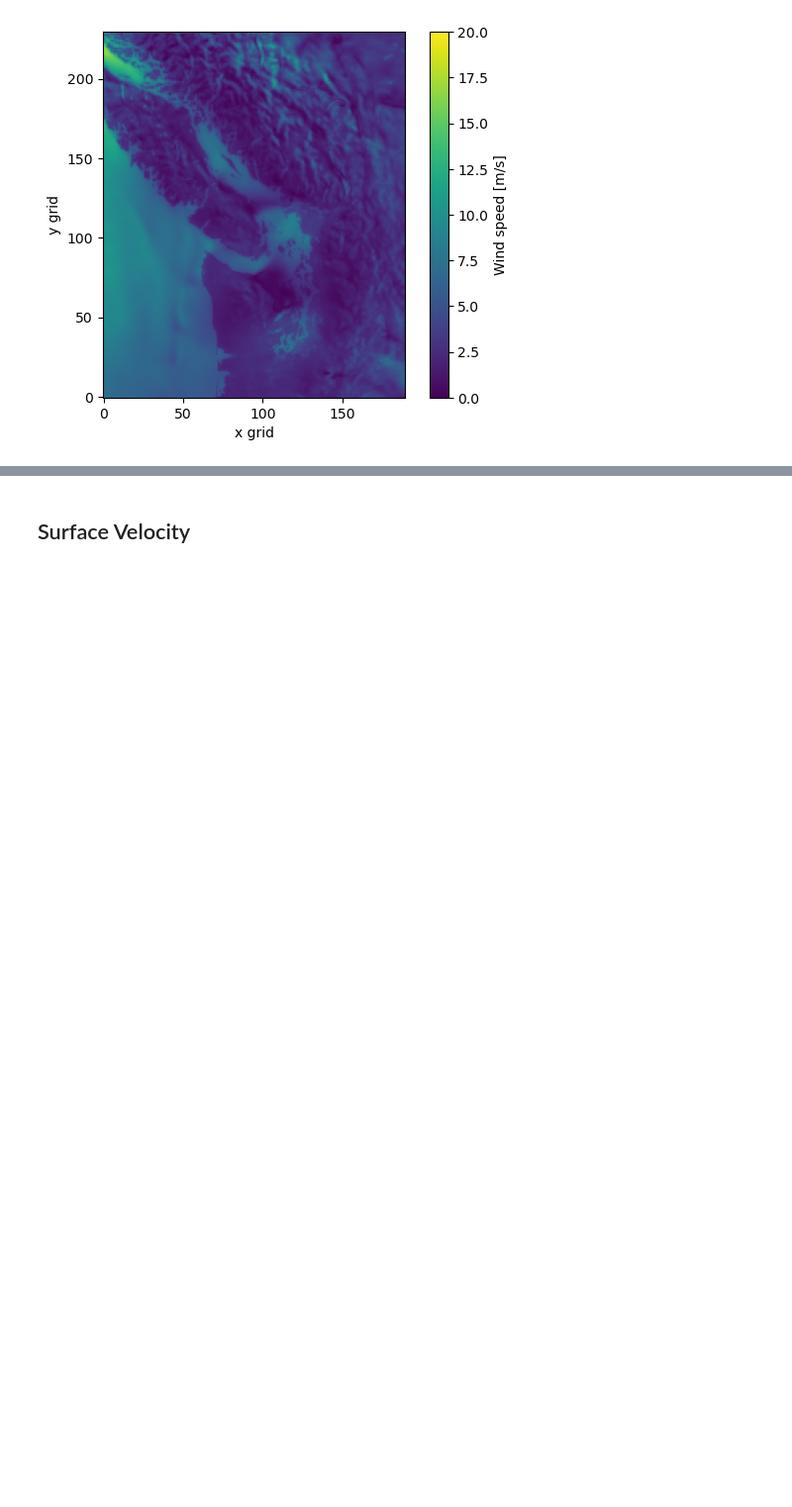
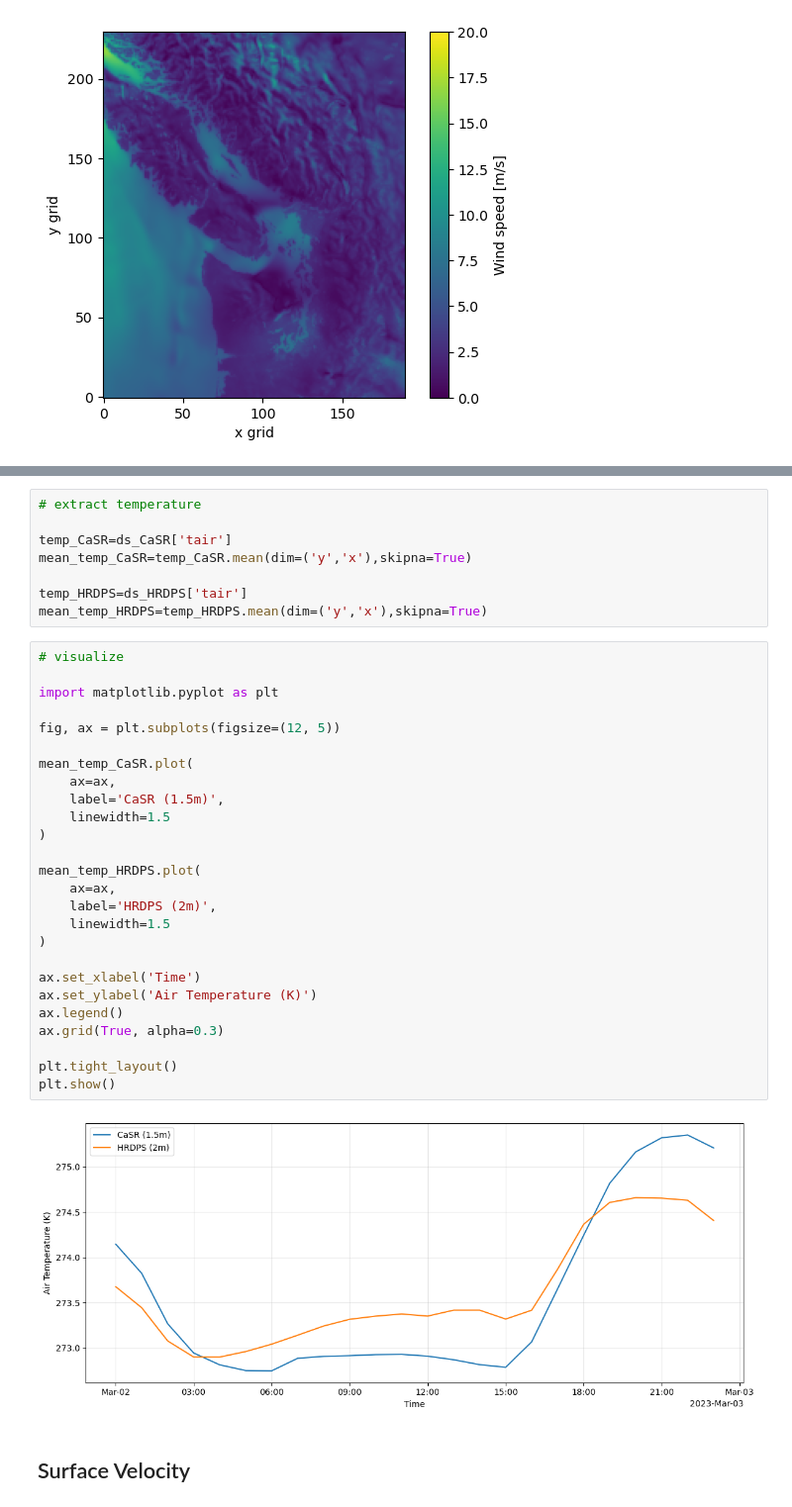
Before and after one commit to SalishSeaCast/analysis-junqi, a Jupyter notebook: Analysis_Atmospheric_Forcing/Analysis_results_comparison/Test_results_comparison/mar23_CaSRvs_HRDPS.ipynb, the cells around one changed output, grey strips where cells are left out. Shown at 99% size. Saved outputs shown, nothing was run; the diff lists cells and outputs as text; blank space fills up the shorter version.

```diff
--- a/Analysis_Atmospheric_Forcing/Analysis_results_comparison/Test_results_comparison/mar23_CaSRvs_HRDPS.ipynb
+++ b/Analysis_Atmospheric_Forcing/Analysis_results_comparison/Test_results_comparison/mar23_CaSRvs_HRDPS.ipynb
@@ -146,3 +190,39 @@ plt.show()
+# %%
+# extract temperature
+
+temp_CaSR=ds_CaSR['tair']
+mean_temp_CaSR=temp_CaSR.mean(dim=('y','x'),skipna=True)
+
+temp_HRDPS=ds_HRDPS['tair']
+mean_temp_HRDPS=temp_HRDPS.mean(dim=('y','x'),skipna=True)
+# %%
+# visualize
+
+import matplotlib.pyplot as plt
+
+fig, ax = plt.subplots(figsize=(12, 5))
+
+mean_temp_CaSR.plot(
+    ax=ax,
+    label='CaSR (1.5m)',
+    linewidth=1.5
+)
+
+mean_temp_HRDPS.plot(
+    ax=ax,
+    label='HRDPS (2m)',
+    linewidth=1.5
+)
+
+ax.set_xlabel('Time')
+ax.set_ylabel('Air Temperature (K)')
+ax.legend()
+ax.grid(True, alpha=0.3)
+
+plt.tight_layout()
+plt.show()
+# %% [output]
+[figure, added]
 # %% [markdown]
 ## Surface Velocity
 # %%
```
Also changed, not shown: parts of 4 cells of this notebook.
